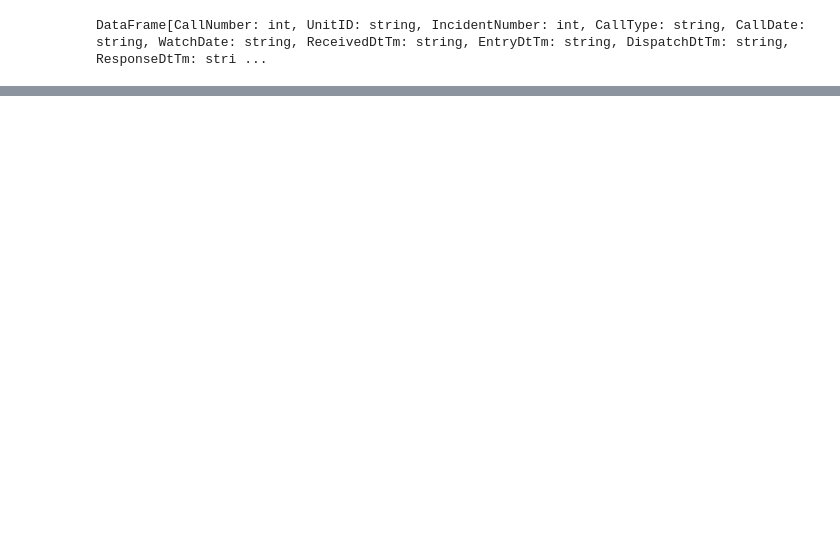
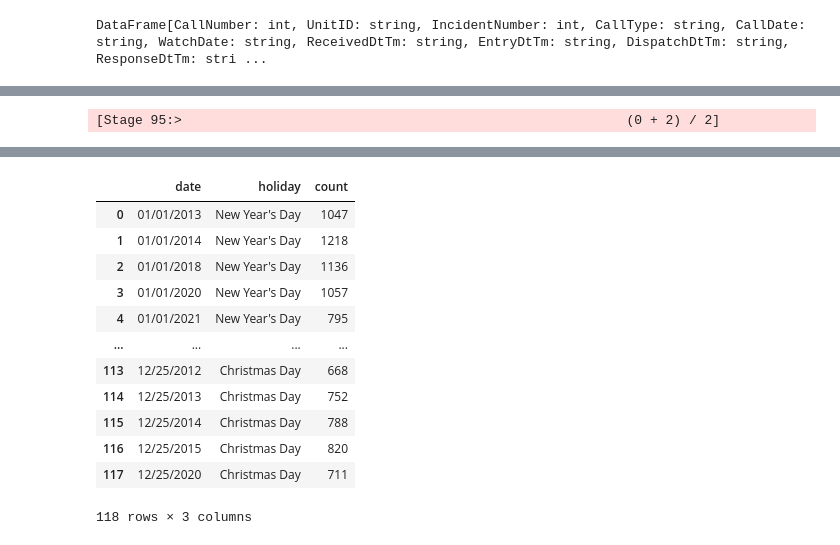
Before and after one commit to cs544-wisc/s23, a Jupyter notebook: lec/23-spark/nb/demo.ipynb, the cells around one changed output, grey strips where cells are left out. Saved outputs shown, nothing was run; the diff lists cells and outputs as text; code cells hidden in the pictures; blank space fills up the shorter version.

```diff
--- a/lec/23-spark/nb/demo.ipynb
+++ b/lec/23-spark/nb/demo.ipynb
@@ -282,0 +610,7 @@ Wall time: 552 ms
+# %%
+%%time
+(calls
+ .join(holidays.hint("merge"), calls["CallDate"] == holidays["date"], how="inner")
+ .groupby("date", "holiday").count()).toPandas()
+# %% [output]
+[Stage 95:>                                                         (0 + 2) / 2]
@@ -282,0 +619,13 @@ Wall time: 552 ms
+|  | date | holiday | count |
+| 0 | 01/01/2013 | New Year's Day | 1047 |
+| 1 | 01/01/2014 | New Year's Day | 1218 |
+| 2 | 01/01/2018 | New Year's Day | 1136 |
+| 3 | 01/01/2020 | New Year's Day | 1057 |
+| 4 | 01/01/2021 | New Year's Day | 795 |
+| ... | ... | ... | ... |
+| 113 | 12/25/2012 | Christmas Day | 668 |
+| 114 | 12/25/2013 | Christmas Day | 752 |
+| 115 | 12/25/2014 | Christmas Day | 788 |
+| 116 | 12/25/2015 | Christmas Day | 820 |
+| 117 | 12/25/2020 | Christmas Day | 711 |
+118 rows × 3 columns
```
Also changed, not shown: parts of 46 cells of this notebook, 4 other files.
